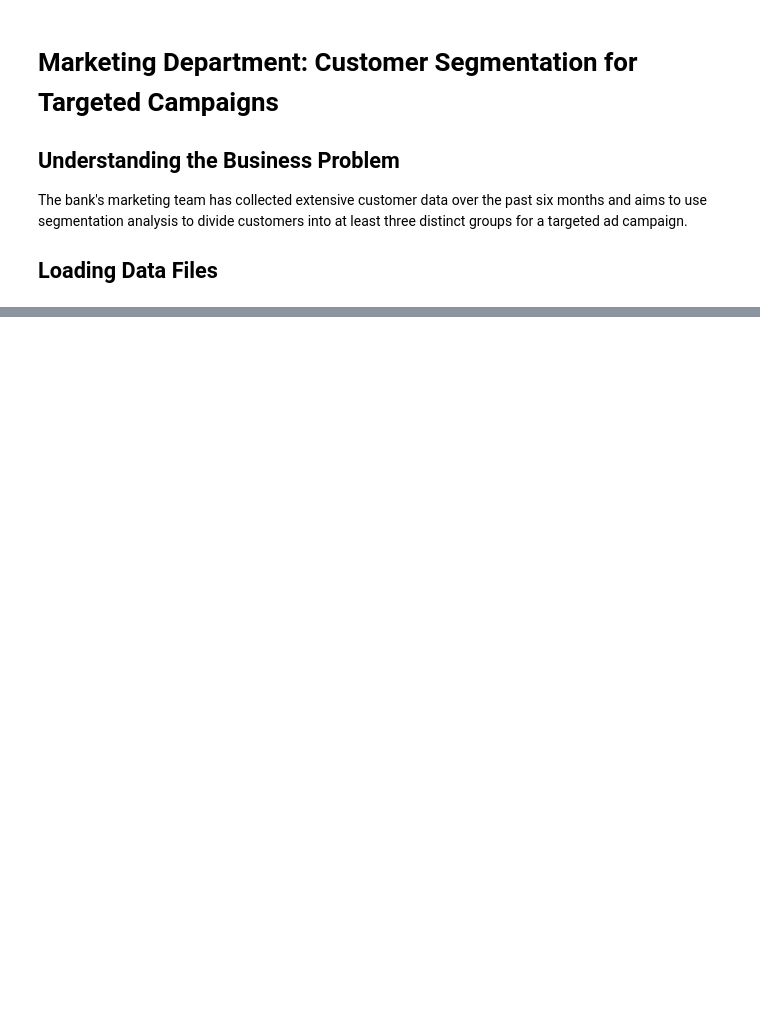
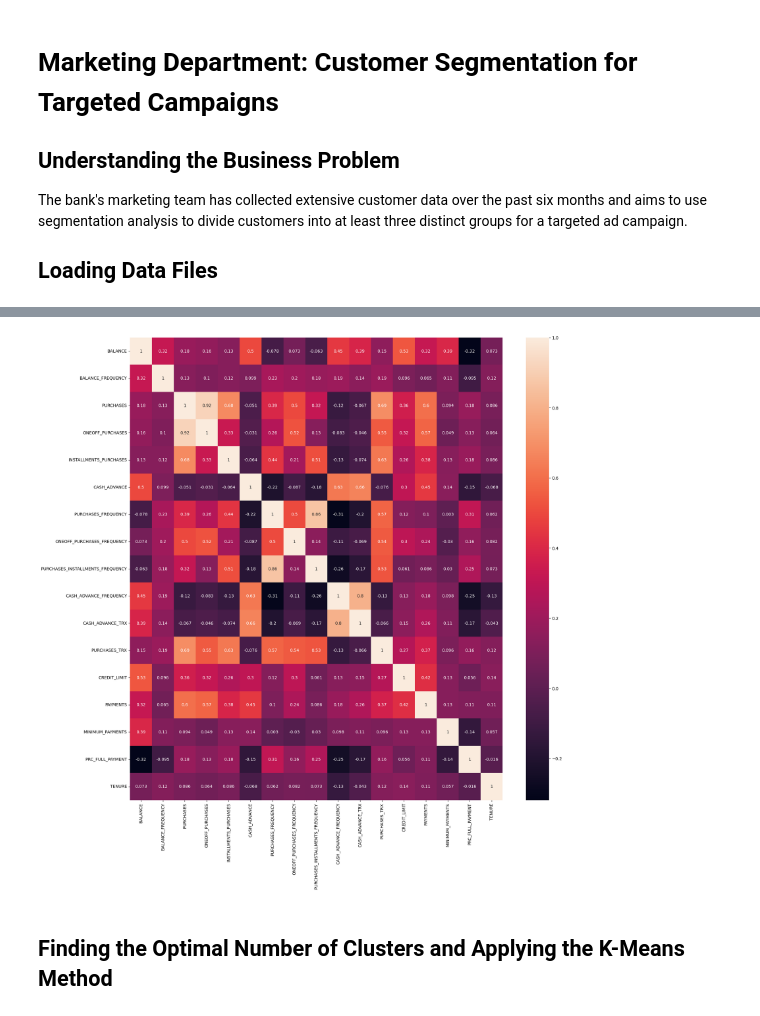
Before and after one commit to yildiramdsa/data-driven-department-optimization, a Jupyter notebook: notebooks/human_resources_department.ipynb, the cells around one changed output, grey strips where cells are left out. Cells and saved outputs as stored; diff of their text form; code cells hidden in the pictures; blank space fills up the shorter version.

```diff
--- a/notebooks/human_resources_department.ipynb
+++ b/notebooks/human_resources_department.ipynb
@@ -559,0 +747,15 @@ marketing_df.head()
+# %%
+f, ax = plt.subplots(figsize=(20,20))
+sns.heatmap(credit_card_df.corr(), annot=True);
+
+# The correlation matrix reveals several key relationships between the variables.
+# Variables like BALANCE and CREDIT_LIMIT have a strong positive correlation (0.531),
+# indicating that higher credit limits are associated with higher balances.
+# Similarly, PURCHASES and ONEOFF_PURCHASES are highly correlated (0.917),
+# suggesting that one-off purchases contribute significantly to the overall purchase amounts.
+# On the other hand, variables like PRC_FULL_PAYMENT and BALANCE show a negative correlation (-0.319),
+# indicating that customers with high balances are less likely to pay their balances in full.
+# %% [output]
+[figure, added]
+# %% [markdown]
+## Finding the Optimal Number of Clusters and Applying the K-Means Method
```
Also changed, not shown: parts of 28 cells of this notebook.
